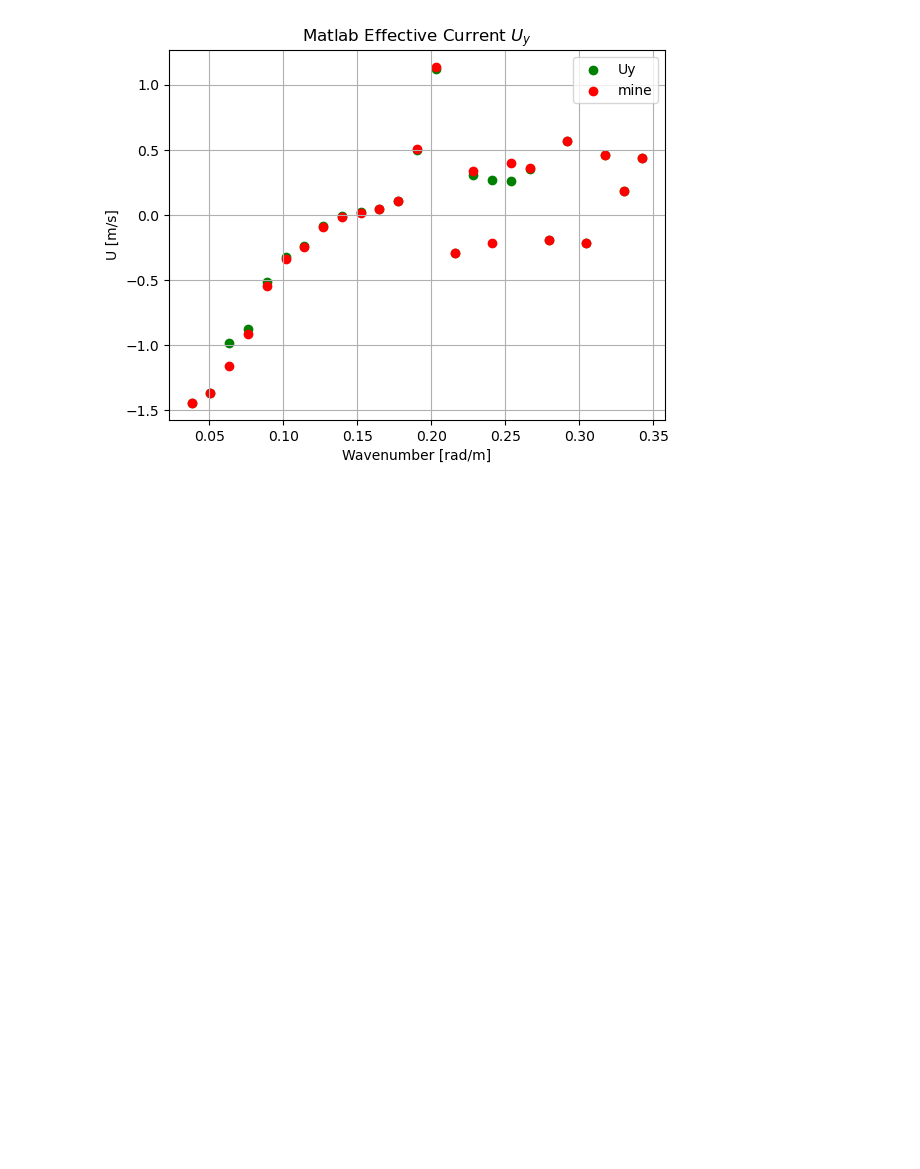
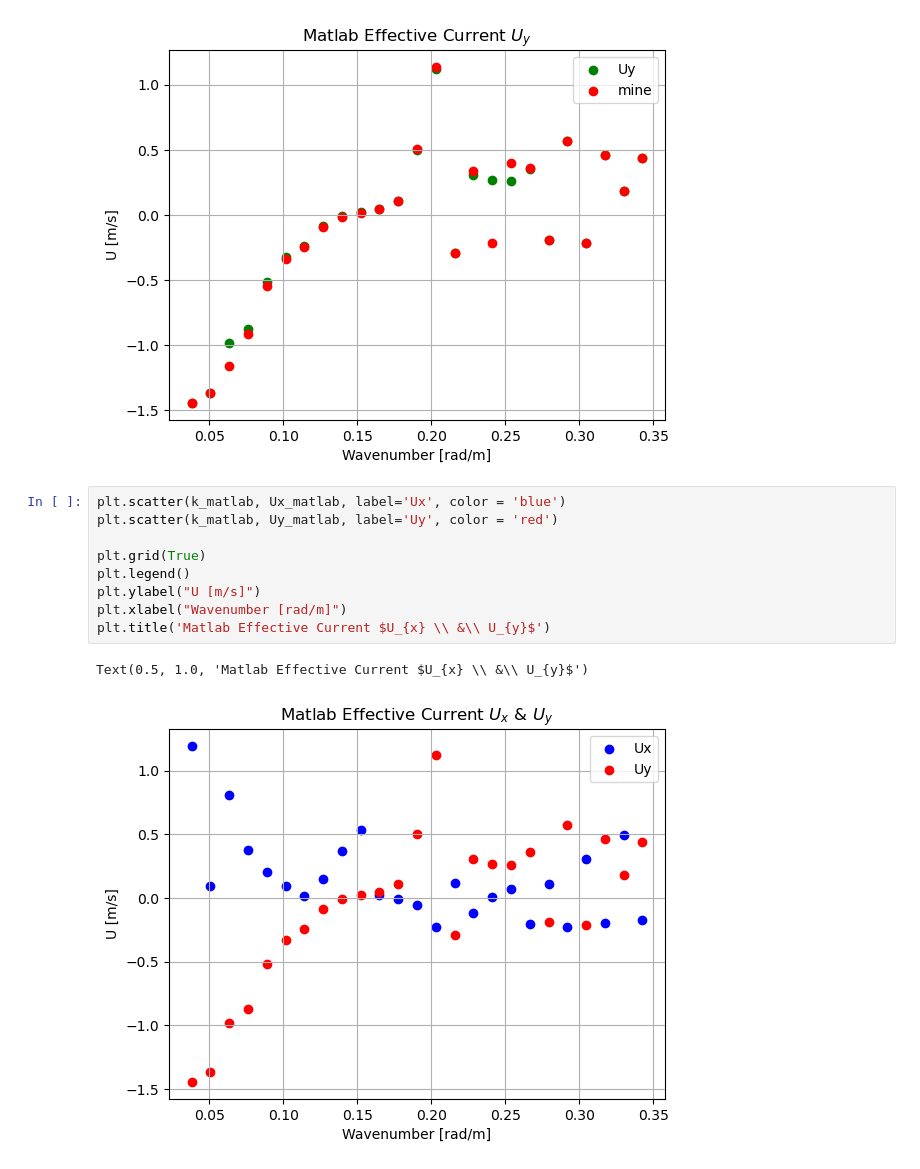
Before and after one commit to joeyanderson1/4th-Year-Thesis, a Jupyter notebook: NSP method on Shifted Square data.ipynb, the cells around one changed output. Saved outputs shown, nothing was run; the diff lists cells and outputs as text; blank space fills up the shorter version.

```diff
--- a/NSP method on Shifted Square data.ipynb
+++ b/NSP method on Shifted Square data.ipynb
@@ -508,3 +516,15 @@ plt.title('Matlab Effective Current $U_{y}$')
 # %% [output]
 Text(0.5, 1.0, 'Matlab Effective Current $U_{y}$')
 [figure]
+# %%
+plt.scatter(k_matlab, Ux_matlab, label='Ux', color = 'blue')
+plt.scatter(k_matlab, Uy_matlab, label='Uy', color = 'red')
+
+plt.grid(True)
+plt.legend()
+plt.ylabel("U [m/s]")
+plt.xlabel("Wavenumber [rad/m]")
+plt.title('Matlab Effective Current $U_{x} \\ &\\ U_{y}$')
+# %% [output]
+Text(0.5, 1.0, 'Matlab Effective Current $U_{x} \\ &\\ U_{y}$')
+[figure, added]
```
Also changed, not shown: parts of 9 cells of this notebook.
